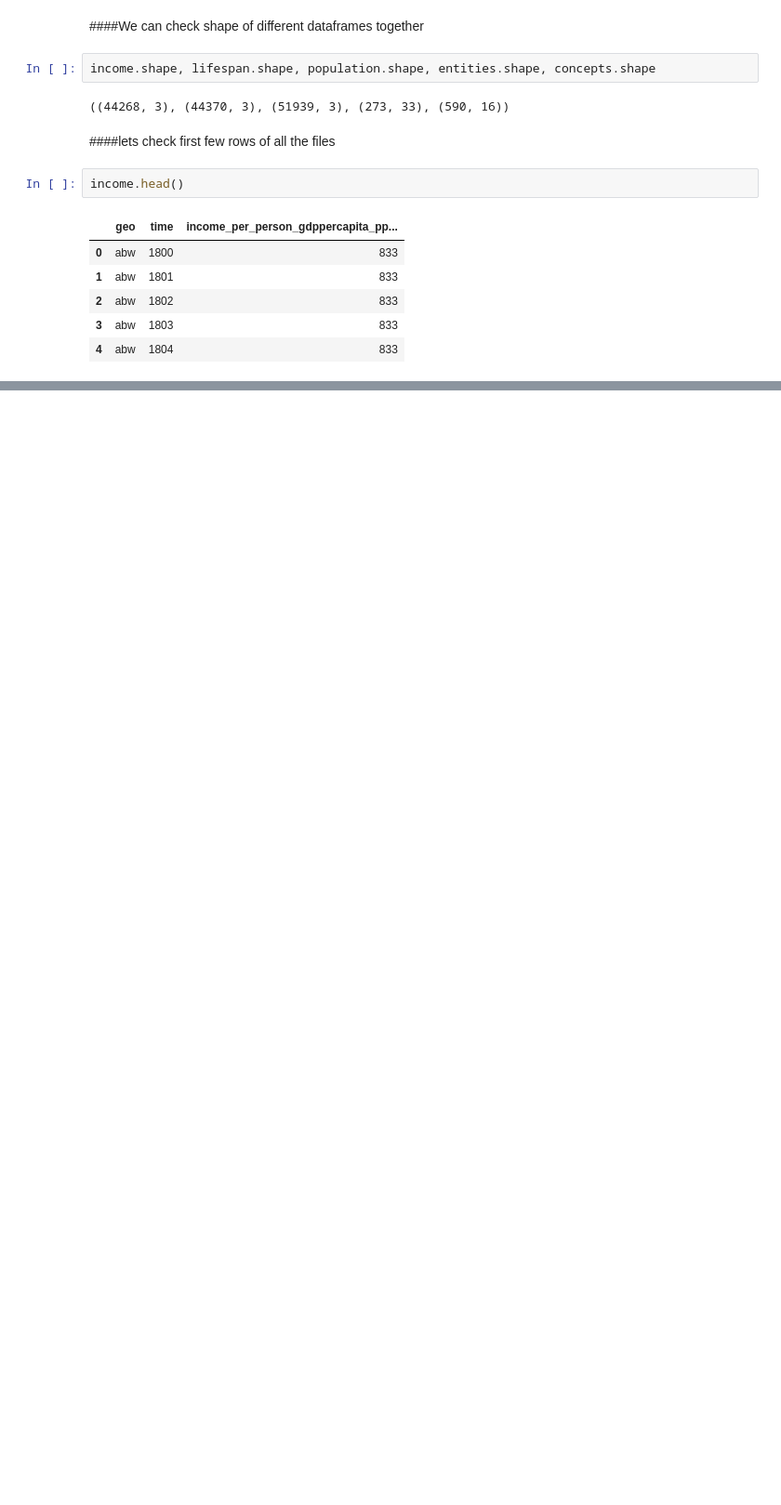
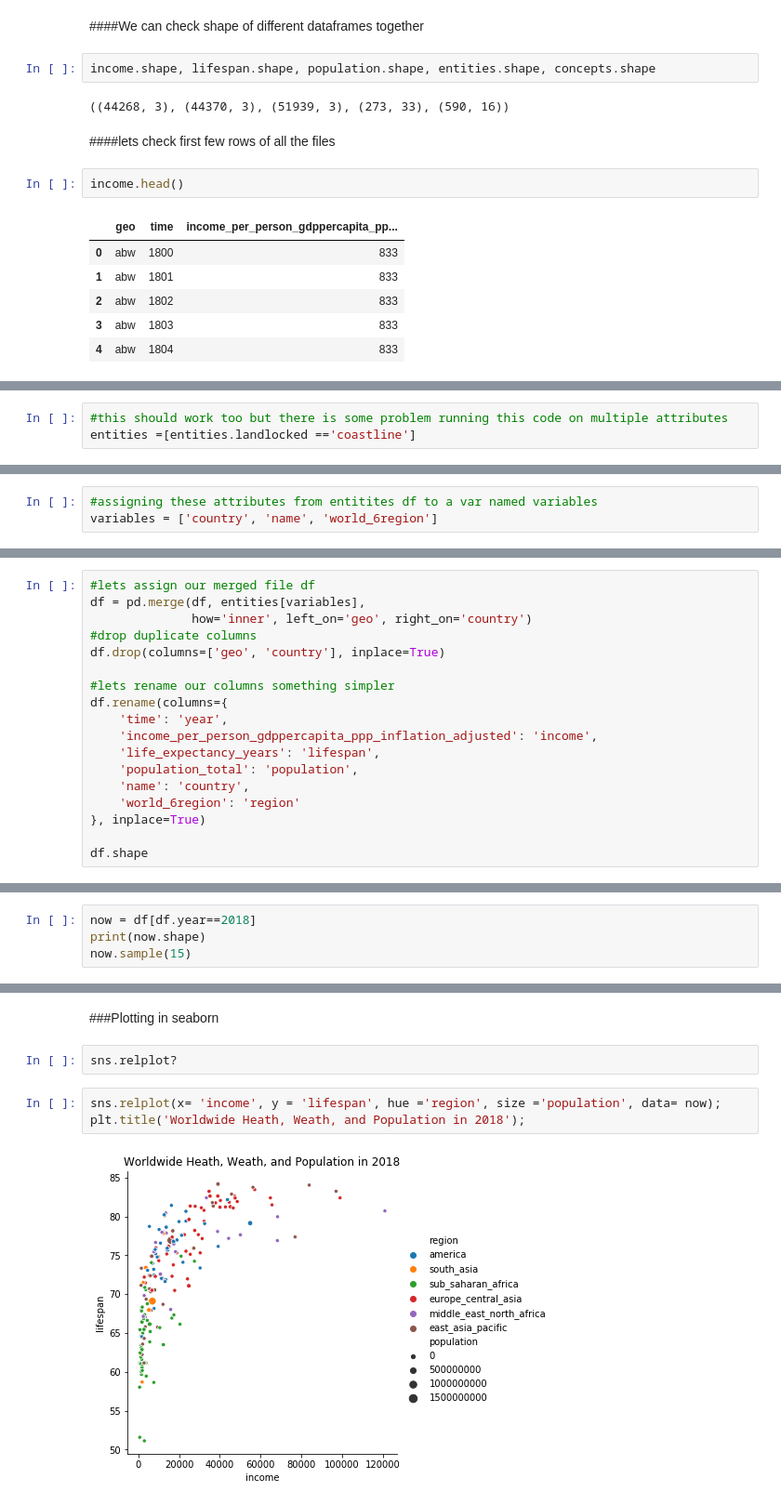
Before and after one commit to bloominstituteoftechnology/DS-Sprint-02-Storytelling-With-Data, a Jupyter notebook: week2_4_LS_DS_124_Sequence_your_narrative.ipynb, the cells around one changed output, grey strips where cells are left out. Shown: that part at 93% size. Cells and saved outputs as stored; diff of their text form; blank space fills up the shorter version.

```diff
--- a/week2_4_LS_DS_124_Sequence_your_narrative.ipynb
+++ b/week2_4_LS_DS_124_Sequence_your_narrative.ipynb
@@ -133,0 +201,3 @@ income.head()
+# %%
+#this should work too but there is some problem running this code on multiple attributes
+entities =[entities.landlocked =='coastline']
@@ -133,0 +246,3 @@ income.head()
+# %%
+#assigning these attributes from entitites df to a var named variables
+variables = ['country', 'name', 'world_6region']
@@ -133,0 +285,18 @@ income.head()
+# %%
+#lets assign our merged file df
+df = pd.merge(df, entities[variables],
+              how='inner', left_on='geo', right_on='country')
+#drop duplicate columns
+df.drop(columns=['geo', 'country'], inplace=True)
+
+#lets rename our columns something simpler
+df.rename(columns={
+    'time': 'year',
+    'income_per_person_gdppercapita_ppp_inflation_adjusted': 'income',
+    'life_expectancy_years': 'lifespan',
+    'population_total': 'population',
+    'name': 'country',
+    'world_6region': 'region'
+}, inplace=True)
+
+df.shape
@@ -133,0 +400,4 @@ income.head()
+# %%
+now = df[df.year==2018]
+print(now.shape)
+now.sample(15)
@@ -133,0 +422,9 @@ income.head()
+# %% [markdown]
+###Plotting in seaborn
+# %%
+sns.relplot?
+# %%
+sns.relplot(x= 'income', y = 'lifespan', hue ='region', size ='population', data= now);
+plt.title('Worldwide Heath, Weath, and Population in 2018');
+# %% [output]
+[figure, added]
```
Also changed, not shown: parts of 61 cells of this notebook.
